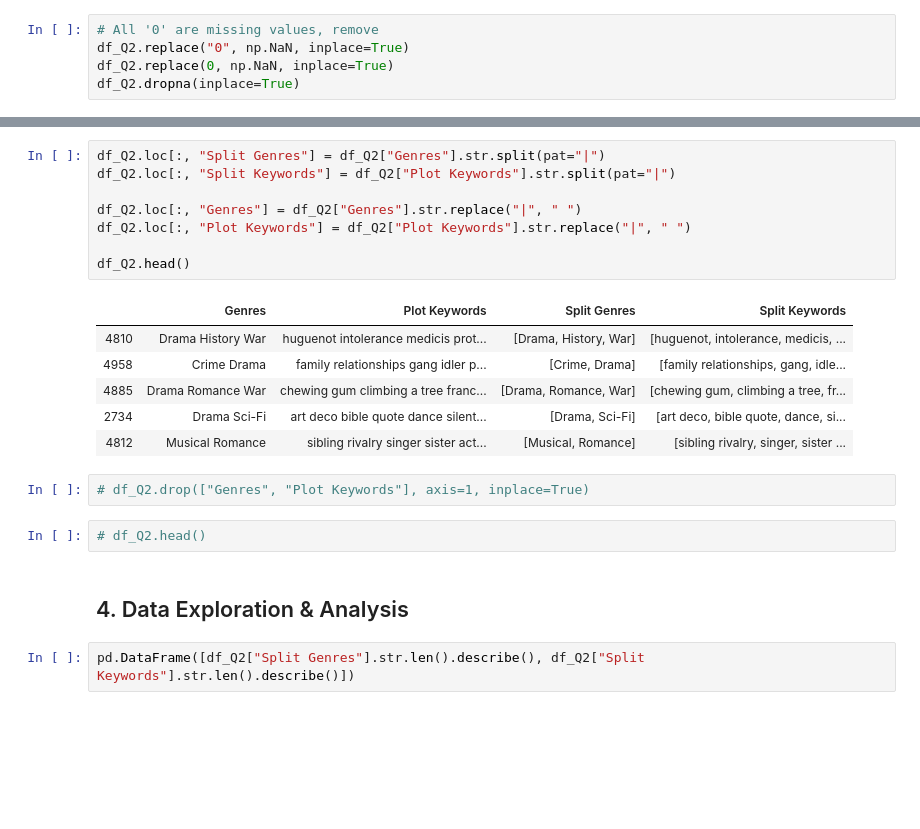
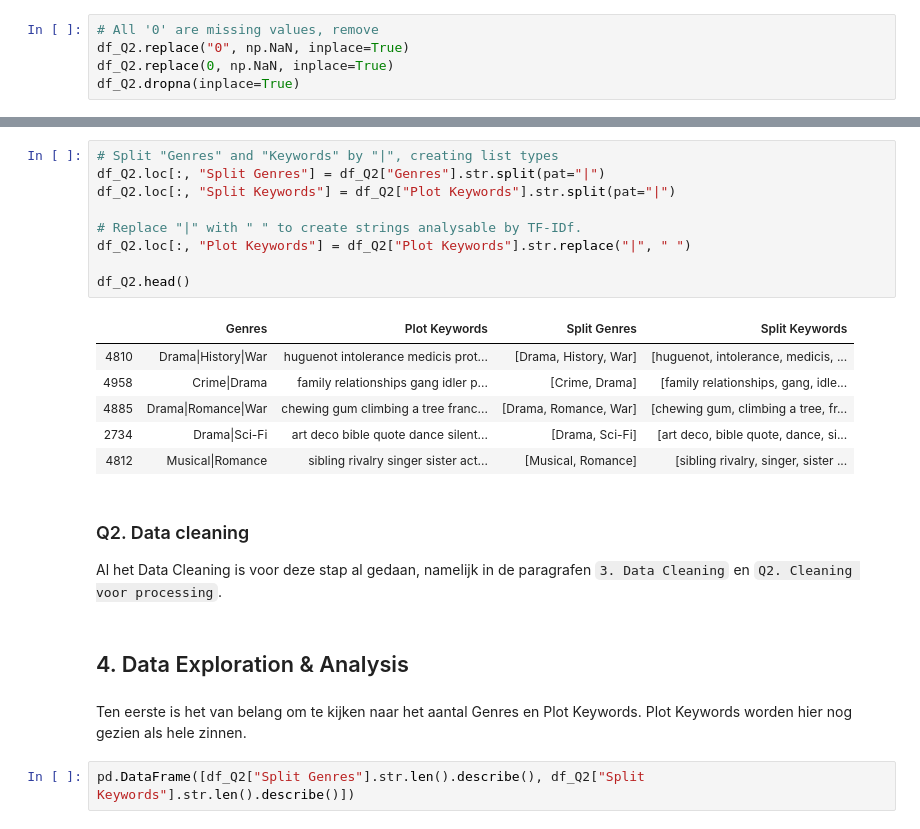
Before and after one commit to Casper-Smet/movie-revenue-predictions, a Jupyter notebook: individual_questions/Q2/plot-keywords.ipynb, the cells around one changed output, grey strips where cells are left out. Saved outputs shown, nothing was run; the diff lists cells and outputs as text; blank space fills up the shorter version.

```diff
--- a/individual_questions/Q2/plot-keywords.ipynb
+++ b/individual_questions/Q2/plot-keywords.ipynb
@@ -130,24 +142,26 @@ df_Q2.dropna(inplace=True)
 # %%
+# Split "Genres" and "Keywords" by "|", creating list types
 df_Q2.loc[:, "Split Genres"] = df_Q2["Genres"].str.split(pat="|")
 df_Q2.loc[:, "Split Keywords"] = df_Q2["Plot Keywords"].str.split(pat="|")
 
-df_Q2.loc[:, "Genres"] = df_Q2["Genres"].str.replace("|", " ")
+# Replace "|" with " " to create strings analysable by TF-IDf.
 df_Q2.loc[:, "Plot Keywords"] = df_Q2["Plot Keywords"].str.replace("|", " ")
 
 df_Q2.head()
 # %% [output]
 |  | Genres | Plot Keywords | Split Genres | Split Keywords |
-| 4810 | Drama History War | huguenot intolerance medicis prot... | [Drama, History, War] | [huguenot, intolerance, medicis, ... |
-| 4958 | Crime Drama | family relationships gang idler p... | [Crime, Drama] | [family relationships, gang, idle... |
-| 4885 | Drama Romance War | chewing gum climbing a tree franc... | [Drama, Romance, War] | [chewing gum, climbing a tree, fr... |
-| 2734 | Drama Sci-Fi | art deco bible quote dance silent... | [Drama, Sci-Fi] | [art deco, bible quote, dance, si... |
-| 4812 | Musical Romance | sibling rivalry singer sister act... | [Musical, Romance] | [sibling rivalry, singer, sister ... |
+| 4810 | Drama|History|War | huguenot intolerance medicis prot... | [Drama, History, War] | [huguenot, intolerance, medicis, ... |
+| 4958 | Crime|Drama | family relationships gang idler p... | [Crime, Drama] | [family relationships, gang, idle... |
+| 4885 | Drama|Romance|War | chewing gum climbing a tree franc... | [Drama, Romance, War] | [chewing gum, climbing a tree, fr... |
+| 2734 | Drama|Sci-Fi | art deco bible quote dance silent... | [Drama, Sci-Fi] | [art deco, bible quote, dance, si... |
+| 4812 | Musical|Romance | sibling rivalry singer sister act... | [Musical, Romance] | [sibling rivalry, singer, sister ... |
-# %%
-# df_Q2.drop(["Genres", "Plot Keywords"], axis=1, inplace=True)
-# %%
-# df_Q2.head()
+# %% [markdown]
+### Q2. Data cleaning
+Al het Data Cleaning is voor deze stap al gedaan, namelijk in de paragrafen `3. Data Cleaning` en `Q2. Cleaning voor processing`.
 # %% [markdown]
 ## 4. Data Exploration & Analysis
+# %% [markdown]
+Ten eerste is het van belang om te kijken naar het aantal Genres en Plot Keywords. Plot Keywords worden hier nog gezien als hele zinnen.
 # %%
 pd.DataFrame([df_Q2["Split Genres"].str.len().describe(), df_Q2["Split Keywords"].str.len().describe()])
 # %% [output]
```
Also changed, not shown: parts of 23 cells of this notebook.
